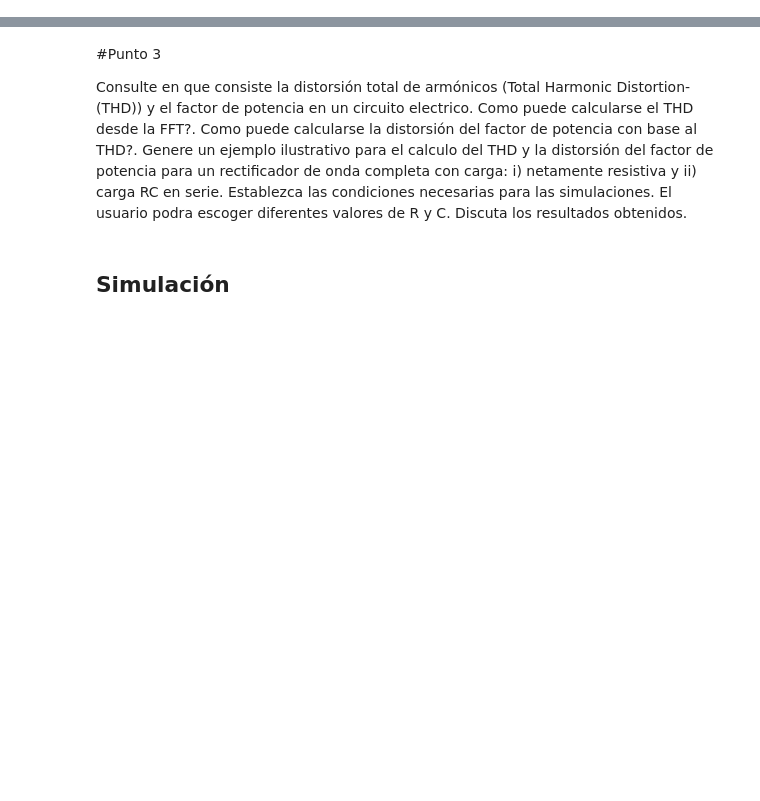
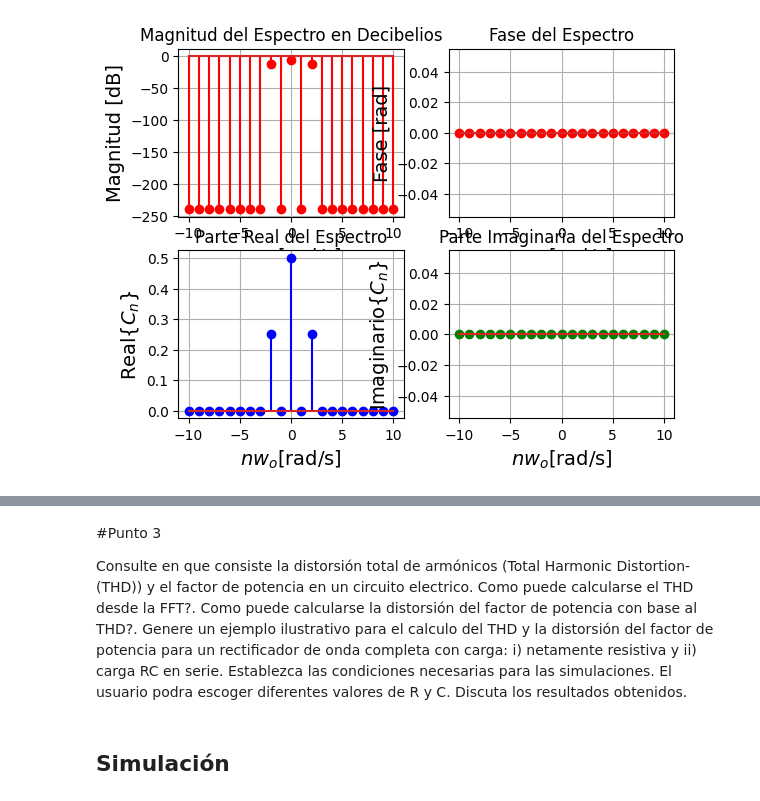
Before and after one commit to JParraArias/SignalsAndSystems2024-2, a Jupyter notebook: Parcial_2_Señales$Sistemas_2024_2.ipynb, the cells around one changed output, grey strips where cells are left out. Cells and saved outputs as stored; diff of their text form; code cells hidden in the pictures; blank space fills up the shorter version.

```diff
--- a/Parcial_2_Señales$Sistemas_2024_2.ipynb
+++ b/Parcial_2_Señales$Sistemas_2024_2.ipynb
@@ -2,0 +59,8 @@
+# %%
+# Espectro de la señal - Serie exponencial
+# Calcular el espectro para la señal |A sin(2πF_ot)|^2
+Cn = np.zeros(2 * N + 1, dtype=np.complex_)
+nv = np.linspace(-N, N, 2 * N + 1)  # vector de número de armónicos
+Cn[N] = A**2 / 2  # nivel DC C_0
+Cn[N - 2] = A**2 / 4  # armónico en -2
+Cn[N + 2] = A**2 / 4  # armónico en +2
@@ -2,0 +69,6 @@
+# %%
+# Convertir la magnitud del espectro a decibelios
+magnitud_dB = 20 * np.log10(abs(Cn) + 1e-12)  # +1e-12 para evitar logaritmo de cero
+
+# Graficar espectro: Magnitud en dB, Fase, Parte Real y Parte Imaginaria
+fig = plt.figure(figsize=(10, 10))
@@ -2,0 +79,37 @@
+# %%
+# Magnitud en decibelios
+plt.subplot(2, 2, 1)
+plt.stem(nv, magnitud_dB, 'r',)
+plt.xlabel(r'$nw_o$[rad/s]', fontsize=14)
+plt.ylabel(r'Magnitud [dB]', fontsize=14)
+plt.title('Magnitud del Espectro en Decibelios')
+plt.grid()
+
+# Fase en radianes
+plt.subplot(2, 2, 2)
+plt.stem(nv, np.angle(Cn), 'r',)
+plt.xlabel(r'$nw_o$[rad/s]', fontsize=14)
+plt.ylabel(r'Fase [rad]', fontsize=14)
+plt.title('Fase del Espectro')
+plt.grid()
+
+# Parte Real
+plt.subplot(2, 2, 3)
+plt.stem(nv, np.real(Cn), 'b',)
+plt.xlabel(r'$nw_o$[rad/s]', fontsize=14)
+plt.ylabel(r'Real$\{C_n\}$', fontsize=14)
+plt.title('Parte Real del Espectro')
+plt.grid()
+
+# Parte Imaginaria
+plt.subplot(2, 2, 4)
+plt.stem(nv, np.imag(Cn), 'g',)
+plt.xlabel(r'$nw_o$[rad/s]', fontsize=14)
+plt.ylabel(r'Imaginario$\{C_n\}$', fontsize=14)
+plt.title('Parte Imaginaria del Espectro')
+plt.grid()
+
+fig.tight_layout()
+plt.show()
+# %% [output]
+[figure, added]
```
Also changed, not shown: parts of 45 cells of this notebook.
